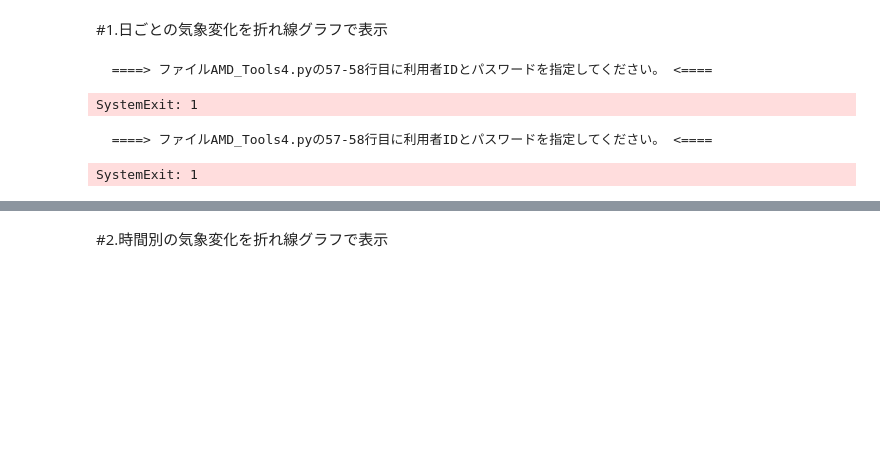
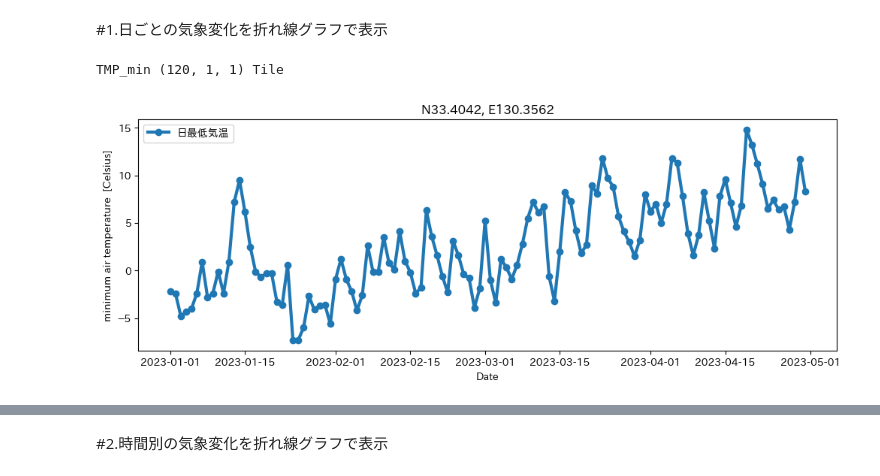
Before and after one commit to 1900690/Agro-Meteorological-Grid-Square-Data, a Jupyter notebook: 1kmメッシュ気象情報.ipynb, the cells around one changed output, grey strips where cells are left out. Drawn from its saved outputs; the diff is of its cells as text; code cells hidden in the pictures; blank space fills up the shorter version.

```diff
--- a/1kmメッシュ気象情報.ipynb
+++ b/1kmメッシュ気象情報.ipynb
@@ -2,0 +29,8 @@
+# %%
+# 変数に取得条件を設定
+nani = 'TMP_mea'                         #気象要素の指定。TMP_meaは日平均気温を意味します。
+itsu = ['2024-06-01', '2024-06-03']         #期間の設定。
+doko = [33.2375, 33.2792, 134.1437, 134.1938]    #領域の設定。室戸岬の先端あたりです。
+
+# 設定に基づき気象データを取得
+data, tim, lat, lon = amd.GetMetData(nani, itsu, doko)
@@ -83,7 +118,7 @@ files.download('/content/AMGSDS_map.html')
 #気象要素記号一覧作成
 yousokigou = [['日平均気温', 'TMP_mea'], ['日最高気温', 'TMP_max'], ['日最低気温', 'TMP_min'], ['降水量', 'APCP'], ['1mm以上の降水の有無', 'OPR'], ['日照時間', 'SSD'], ['全天日射量', 'GSR'], ['下向き長波放射量', 'DLR'], ['日平均相対湿度', 'RH'], ['日平均風速', 'WIND'], ['積雪深', 'SD'], ['積雪相当水量', 'SWE'], ['日降雪相当水量', 'SFW'], ['予報気温の確からしさ', 'PTMP']]
 #情報名を入力する
-欲しい情報 = '日平均気温' # @param ["日平均気温", "日最高気温", "日最低気温", "降水量", "1mm以上の降水の有無", "日照時間", "全天日射量", "下向き長波放射量", "日平均相対湿度", "日平均風速", "積雪深", "積雪相当水量", "日降雪相当水量", "予報気温の確からしさ"]
+欲しい情報 = '日最低気温' # @param ["日平均気温", "日最高気温", "日最低気温", "降水量", "1mm以上の降水の有無", "日照時間", "全天日射量", "下向き長波放射量", "日平均相対湿度", "日平均風速", "積雪深", "積雪相当水量", "日降雪相当水量", "予報気温の確からしさ"]
 #リスト（情報名）の中から入力したものと一致するものを検索する
 for i in yousokigou:
     if 欲しい情報 in i:
@@ -98,56 +133,51 @@ nani = yousokigou[j][1]
 #@markdown ###期間の指定
 
 #@markdown ※26日先までの予測が用意されているのは日平均気温、日最高気温、日最低気温、降水量、日照時間、予報気温の確からしさです。そのほかは９日先までの予測が用意されています
-初め= '2024-09-01' # @param {type:"date"}
-終わり = '2024-09-28' # @param {type:"date"}
+初め= '2023-01-01' # @param {type:"date"}
+終わり = '2023-04-30' # @param {type:"date"}
 itsu= [初め, 終わり]
 
 #@markdown ###位置の指定
 
 #@markdown ※６桁あれば十分
-緯度 = 33.7487 # @param {type:"number"}
-経度 = 130.703 # @param {type:"number"}
+緯度 = 33.4035 # @param {type:"number"}
+経度 = 130.3624 # @param {type:"number"}
 
 doko= [緯度,緯度,経度,経度]
 
 #@markdown ###平年値を取得するかどうか
 
 #@markdown ※平年値がない値を選択するとエラーになります
-平年値 = True # @param {type:"boolean"}
+平年値 = False # @param {type:"boolean"}
 cli=平年値
 
 # 設定に基づき気象データを取得
 if cli==True:
   #設定に基づき気象データを取得
   data, tim, lat, lon = amd.GetMetData(nani, itsu, doko)
   Ta = data[:,0,0]     #入れ物の入れ替え(3次元から1次元へ)
   #設定に基づき平年値を取得
   data,tim,lat,lon,nam,uni = amd.GetMetData(nani,itsu,doko,cli=True,namuni=True)  # 戻り値は6個になる
   Tn = data[:,0,0]   #入れ物の入れ替え(3次元から1次元へ)
   amd.linefig(tim, Ta,
       title=f'N{lat[0]:.4f}, E{lon[0]:.4f}',
       ylabel=f'{nam}  [{uni}]',
       llabel=欲しい情報,
       ref=Tn,
       filename="日別"+欲しい情報+str(f'N{lat[0]:.4f}, E{lon[0]:.4f}')+'.png',
       llabelref='平年値')
 else:
   data, tim, lat, lon,nam,uni = amd.GetMetData(nani, itsu, doko,namuni=True)
   Ta = data[:,0,0]     #入れ物の入れ替え(3次元から1次元へ)
   amd.linefig(tim, Ta,
       title=f'N{lat[0]:.4f}, E{lon[0]:.4f}',
       ylabel=f'{nam}  [{uni}]',
       llabel=欲しい情報,
       filename="日別"+欲しい情報+str(f'N{lat[0]:.4f}, E{lon[0]:.4f}')+'.png',
       llabelref='平年値')
 # %% [output]
-  ====> ファイルAMD_Tools4.pyの57-58行目に利用者IDとパスワードを指定してください。 <====
+TMP_min (120, 1, 1) Tile
-SystemExit: 1
+[figure, added]
-# %%
-data, tim, lat, lon = amd.GetMetData(nani, itsu, doko)
-# %% [output]
-  ====> ファイルAMD_Tools4.pyの57-58行目に利用者IDとパスワードを指定してください。 <====
-SystemExit: 1
 # %%
 #@title グラフをダウンロード
 files.download("日別"+欲しい情報+str(f'N{lat[0]:.4f}, E{lon[0]:.4f}')+'.png')
```
Also changed, not shown: parts of 5 cells of this notebook.
